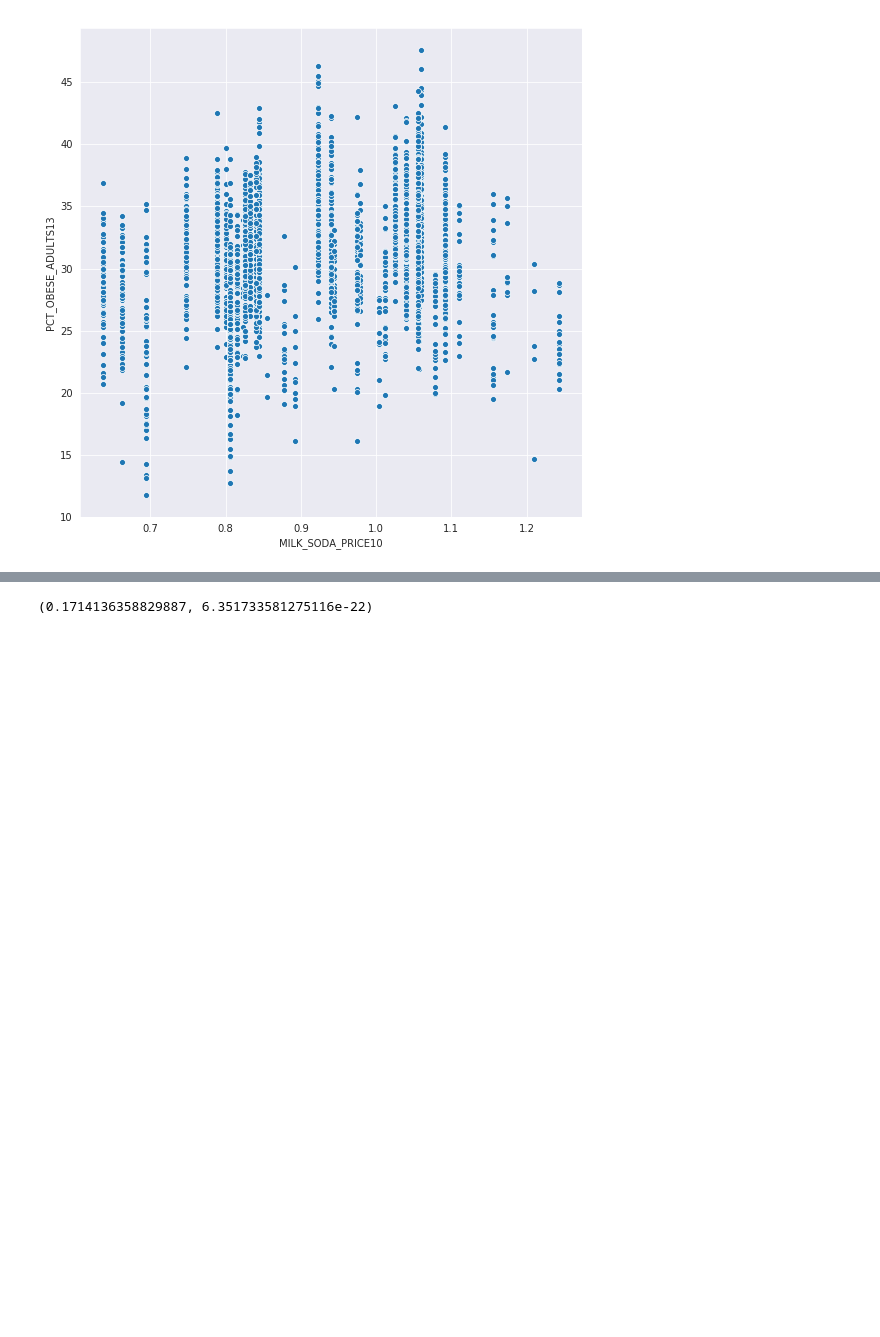
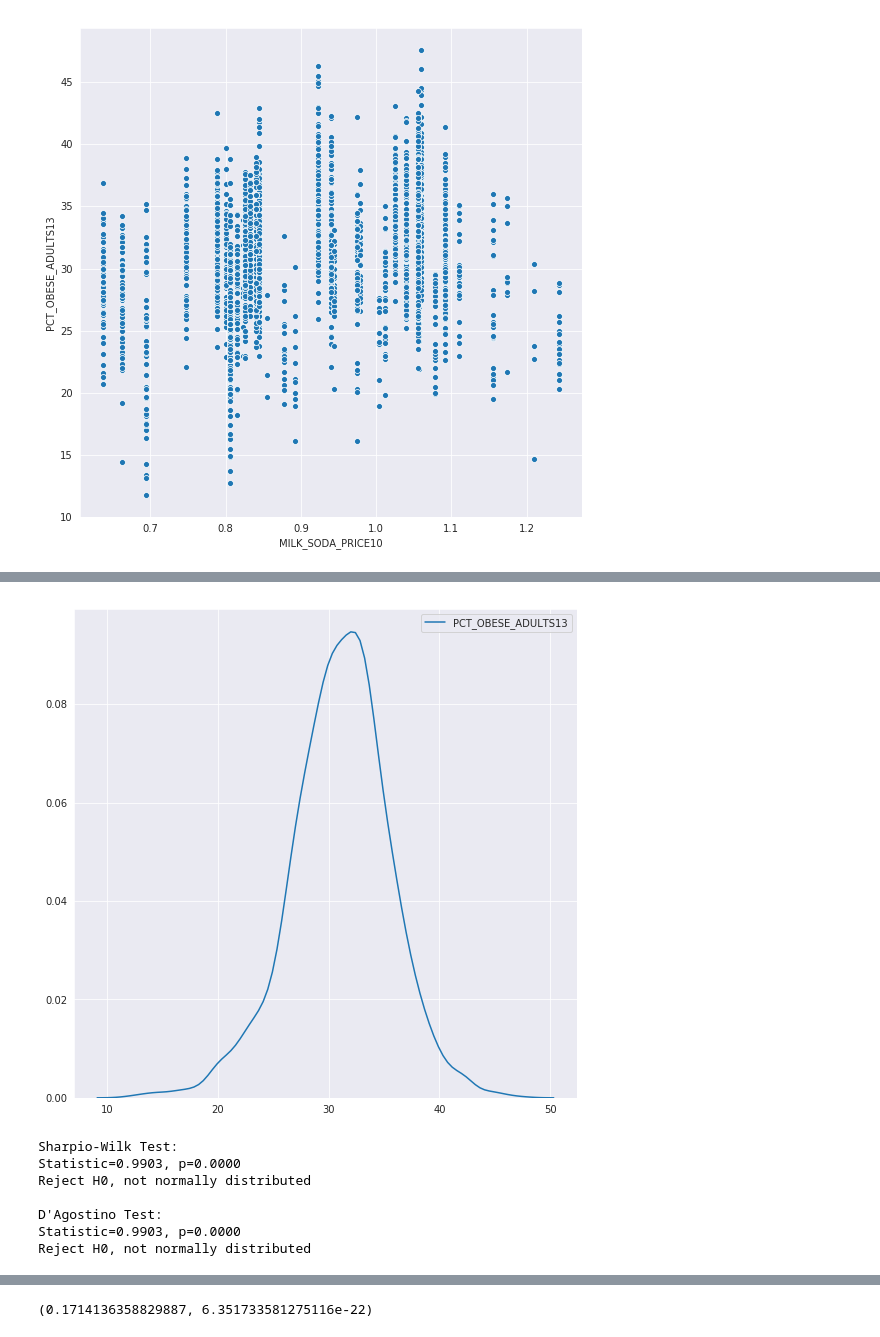
Before and after one commit to chriscross00/projects, a Jupyter notebook: food_security/notebooks/stats.ipynb, the cells around one changed output, grey strips where cells are left out. Cells and saved outputs as stored; diff of their text form; code cells hidden in the pictures; blank space fills up the shorter version.

Commit message:
testing normality for stats

```diff
--- a/food_security/notebooks/stats.ipynb
+++ b/food_security/notebooks/stats.ipynb
@@ -133,0 +134,11 @@ sns.distplot(corr_df['PCT_OBESE_ADULTS13'])
+# %%
+test_normality(corr_df, 'PCT_OBESE_ADULTS13')
+# %% [output]
+[figure, added]
+Sharpio-Wilk Test:
+Statistic=0.9903, p=0.0000
+Reject H0, not normally distributed
+
+D'Agostino Test:
+Statistic=0.9903, p=0.0000
+Reject H0, not normally distributed
```
Also changed, not shown: parts of 4 cells of this notebook.
